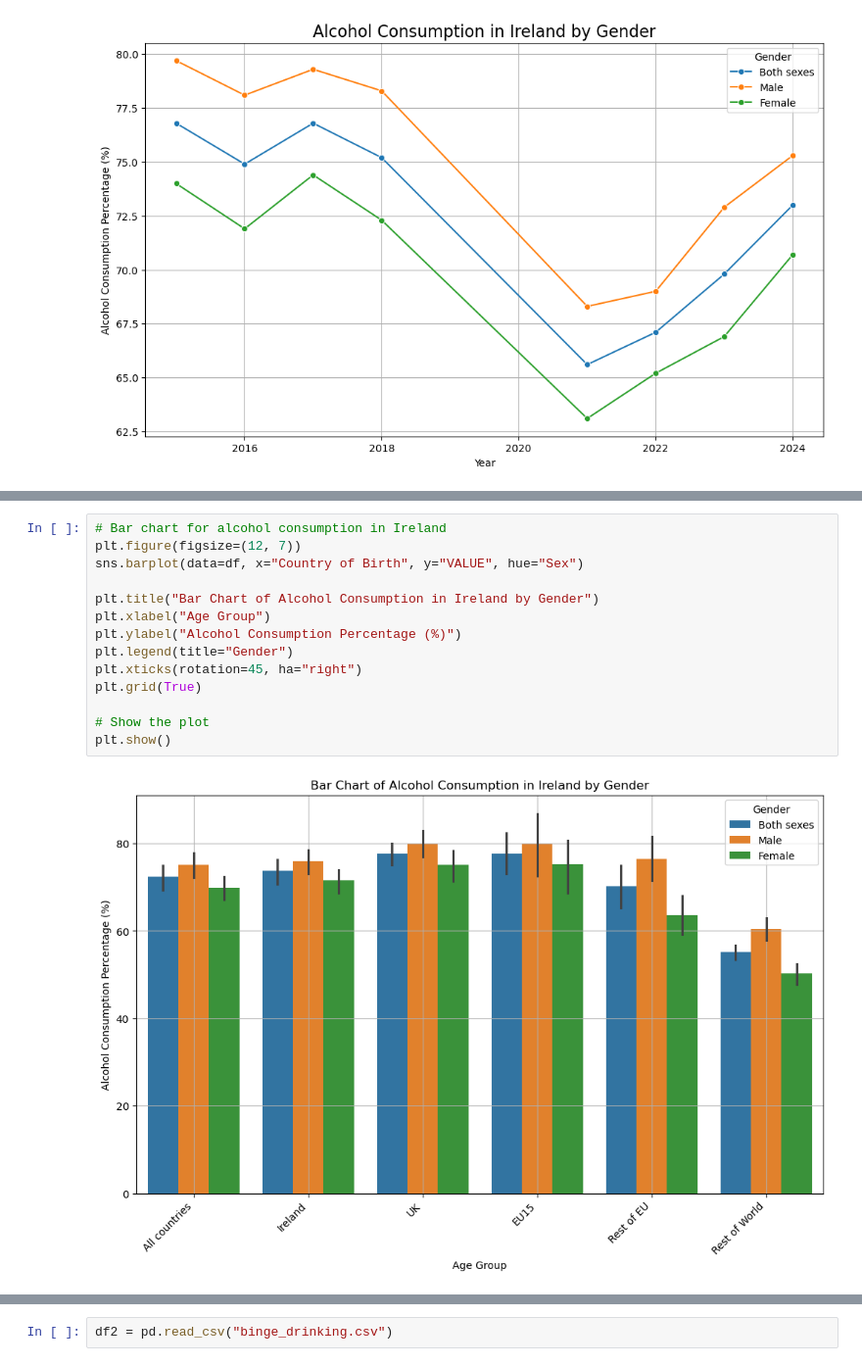
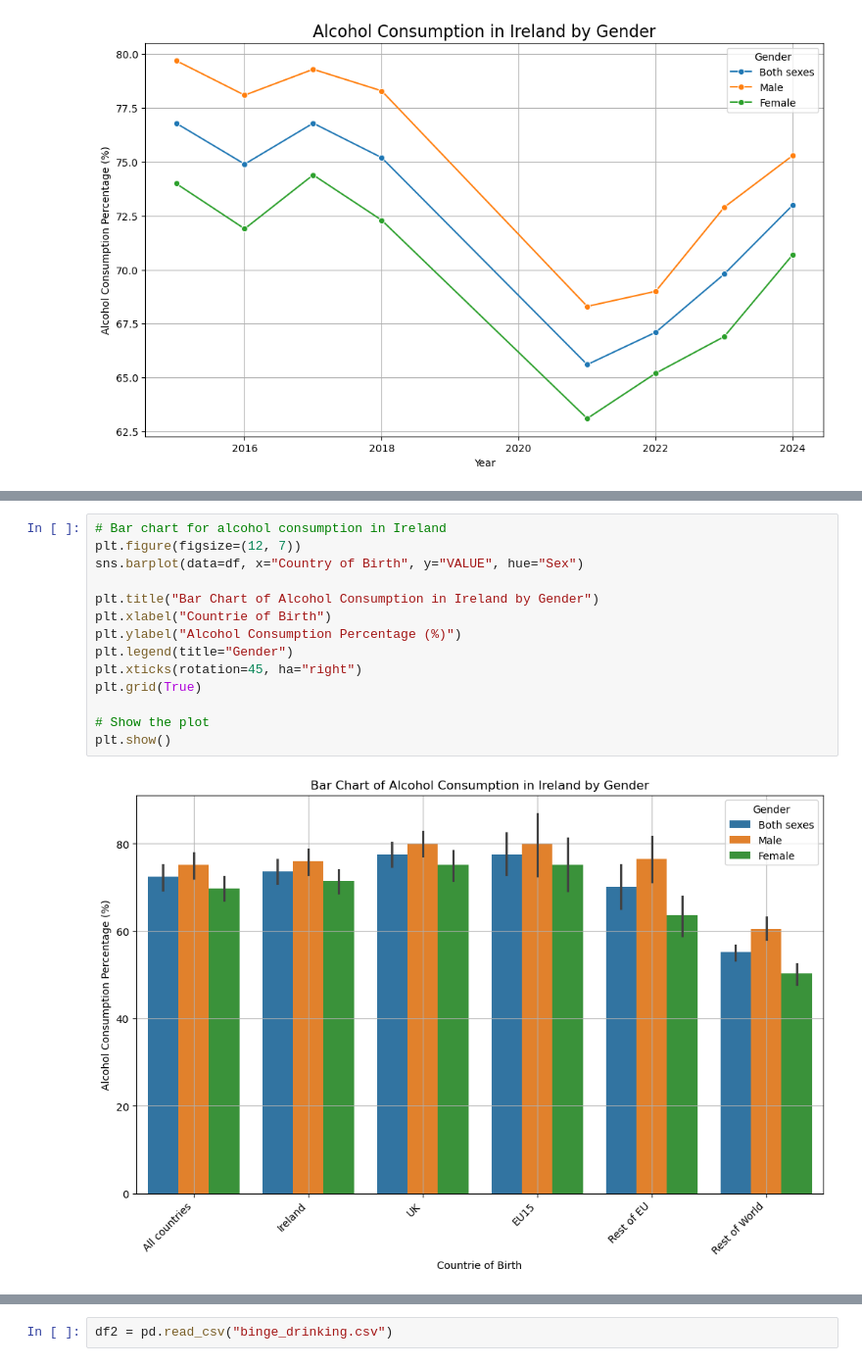
Before and after one commit to Sxnds01/PFDA-project, a Jupyter notebook: project.ipynb, the cells around one changed output, grey strips where cells are left out. Shown at 98% size. Cells and saved outputs as stored; diff of their text form.

```diff
--- a/project.ipynb
+++ b/project.ipynb
@@ -90,16 +92,16 @@ plt.show()
 # %%
 # Bar chart for alcohol consumption in Ireland
 plt.figure(figsize=(12, 7))
 sns.barplot(data=df, x="Country of Birth", y="VALUE", hue="Sex")
 
 plt.title("Bar Chart of Alcohol Consumption in Ireland by Gender")
-plt.xlabel("Age Group")
+plt.xlabel("Countrie of Birth")
 plt.ylabel("Alcohol Consumption Percentage (%)")
 plt.legend(title="Gender")
 plt.xticks(rotation=45, ha="right")
 plt.grid(True)
 
 # Show the plot
 plt.show()
 # %% [output]
-[figure, old version]
+[figure, new version]
```
Also changed, not shown: parts of 7 cells of this notebook.
